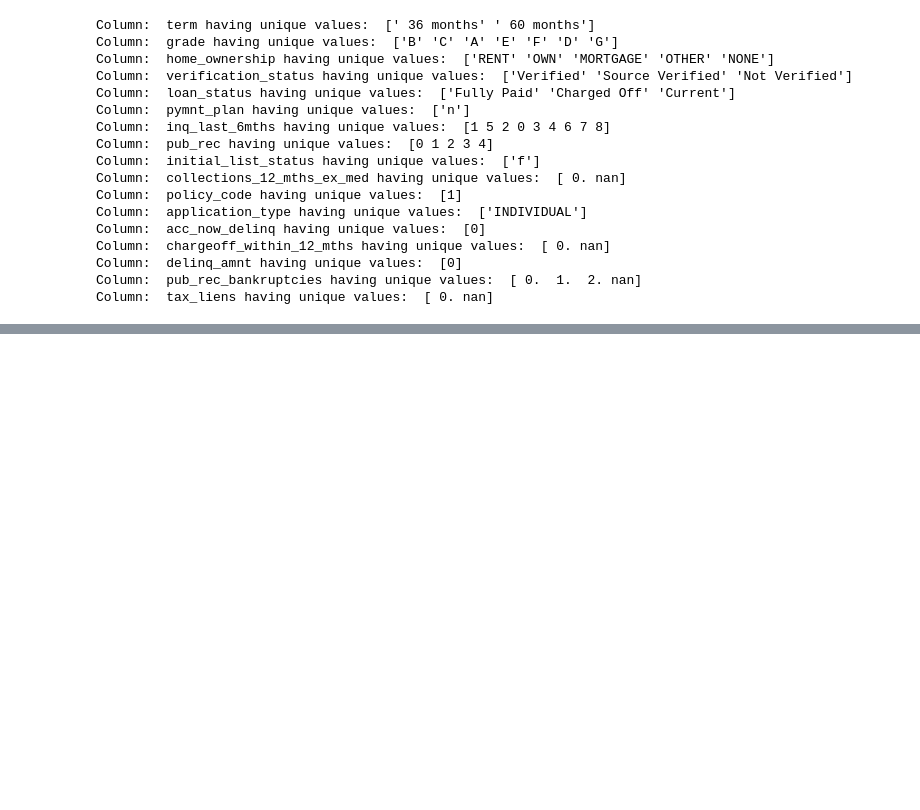
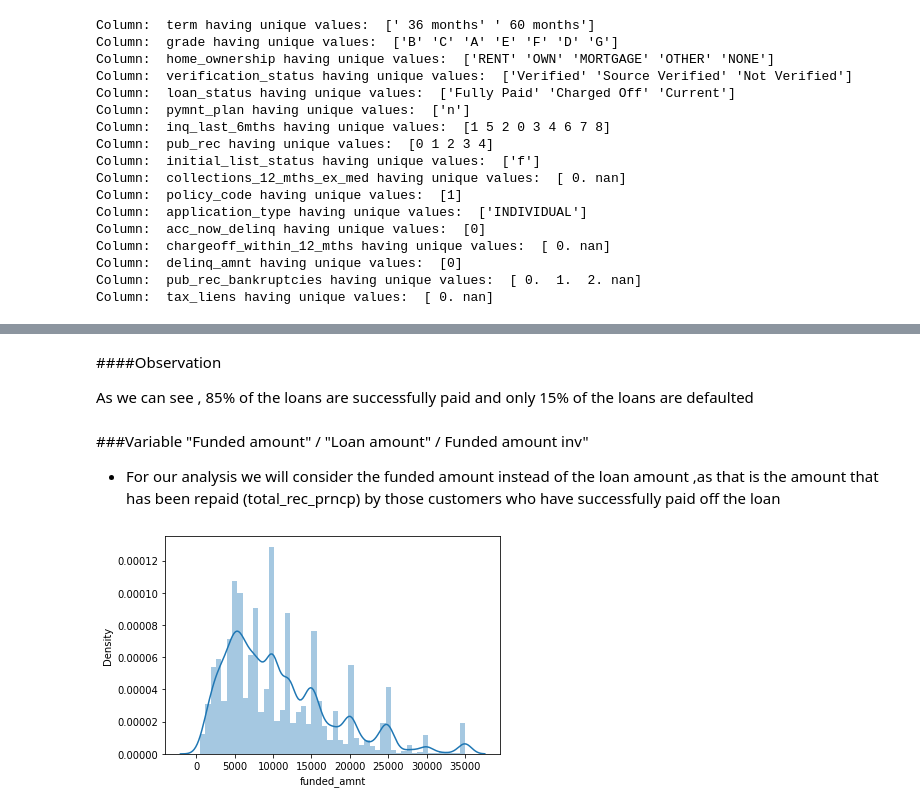
Before and after one commit to Uhapriya/Lending_Club_Case_Study, a Jupyter notebook: Lending_Club_Case_Study.ipynb, the cells around one changed output, grey strips where cells are left out. Cells and saved outputs as stored; diff of their text form; code cells hidden in the pictures; blank space fills up the shorter version.

```diff
--- a/Lending_Club_Case_Study.ipynb
+++ b/Lending_Club_Case_Study.ipynb
@@ -291,0 +427,16 @@ dtype: int64
+# %%
+# Funded Amount INV Bins
+loan_df['funded_amnt_inv_bins'] = pd.cut(x=loan_df['funded_amnt_inv']/1000, bins=[0,1,2,3,4,5,10,15,20,25,30,35],
+                    labels=['0-1K','1K-2K','2K-3K','3K-4K','4K-5K','5K-10K','10K-15K','15K-20K','20K-25K','25K-30K','30K-35K'])
+# %%
+# DTI only 5 Bins
+loan_df['dti_5_bins'] = pd.cut(x=loan_df['dti'], bins=[0,5,10,15,20,25,30],
+                    labels=['0-5','5-10','10-15','15-20','20-25','25-30'])
+# %%
+# Annual Income Bins
+loan_df['annual_inc_bins'] = pd.cut(x=loan_df['annual_inc']/1000, bins=[0,10,20,50,100,200,500,1000,2000,5000,100000],
+                    labels=['0-10K','10K-20K','20K-50K','50K-100K','100K-200K','200K-500K','500K-1000K','1000K-2000K','2000K-5000K','5000K+'])
+# %%
+#Funded amount bin
+loan_df['funded_amnt_bins'] = pd.cut(loan_df['funded_amnt'],
+                                      [x for x in range(0, 36000, 5000)], labels=[str(y)+'-'+str(y+5)+'k' for y in range (0, 35, 5)])
@@ -291,0 +543,14 @@ dtype: int64
+# %% [markdown]
+####Observation
+
+As we can see , 85% of the loans are successfully paid and only 15% of the loans are defaulted
+# %% [markdown]
+###Variable "Funded amount" / "Loan amount" / Funded amount inv"
+
+
+*   For our analysis we will consider the funded amount instead of the loan amount ,as that is the amount that has been repaid (total_rec_prncp) by those customers who have successfully paid off the loan
+# %%
+sns.distplot(loan_df['funded_amnt'])
+plt.show()
+# %% [output]
+[figure, added]
```
Also changed, not shown: parts of 82 cells of this notebook.
